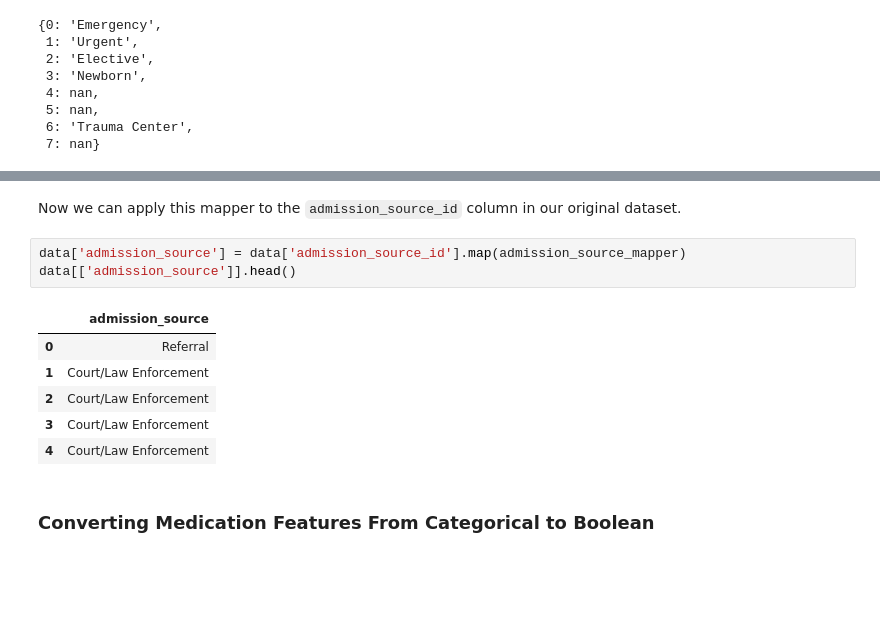
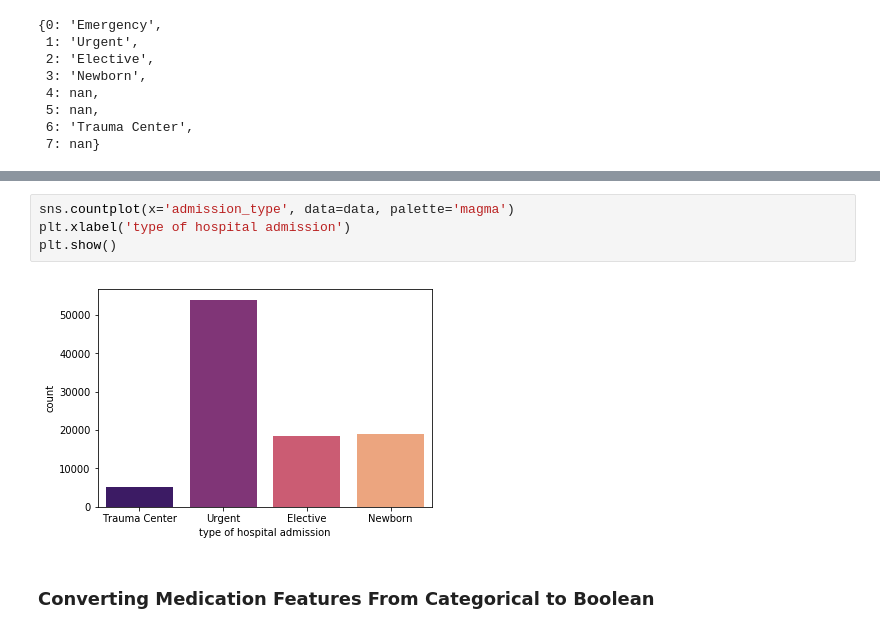
Before and after one commit to topspinj/diabetes-ml-workshop, a Jupyter notebook: notebooks/walkthrough.ipynb, the cells around one changed output, grey strips where cells are left out. Saved outputs shown, nothing was run; the diff lists cells and outputs as text; blank space fills up the shorter version.

```diff
--- a/notebooks/walkthrough.ipynb
+++ b/notebooks/walkthrough.ipynb
@@ -271,15 +163,9 @@ admission_source_mapper
-# %% [markdown]
-Now we can apply this mapper to the `admission_source_id` column in our original dataset.
-# %%
-data['admission_source'] = data['admission_source_id'].map(admission_source_mapper)
-data[['admission_source']].head()
-# %% [output]
-|  | admission_source |
-| 0 | Referral |
-| 1 | Court/Law Enforcement |
-| 2 | Court/Law Enforcement |
-| 3 | Court/Law Enforcement |
-| 4 | Court/Law Enforcement |
+# %%
+sns.countplot(x='admission_type', data=data, palette='magma')
+plt.xlabel('type of hospital admission')
+plt.show()
+# %% [output]
+[figure, added]
 # %% [markdown]
 ### Converting Medication Features From Categorical to Boolean
 # %% [markdown]
```
Also changed, not shown: parts of 37 cells of this notebook.
